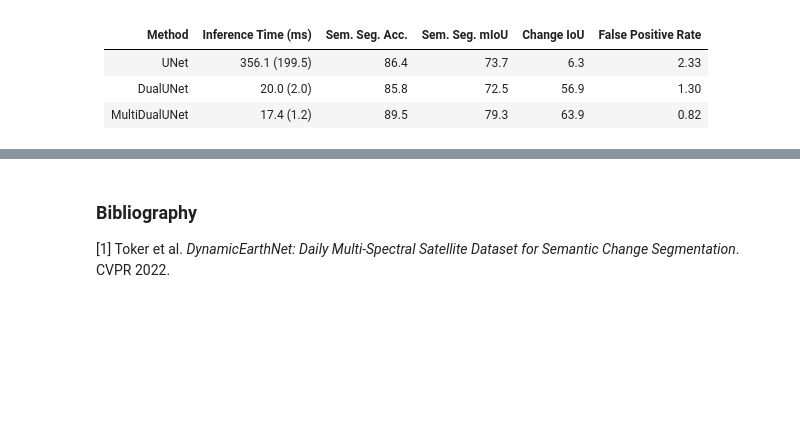
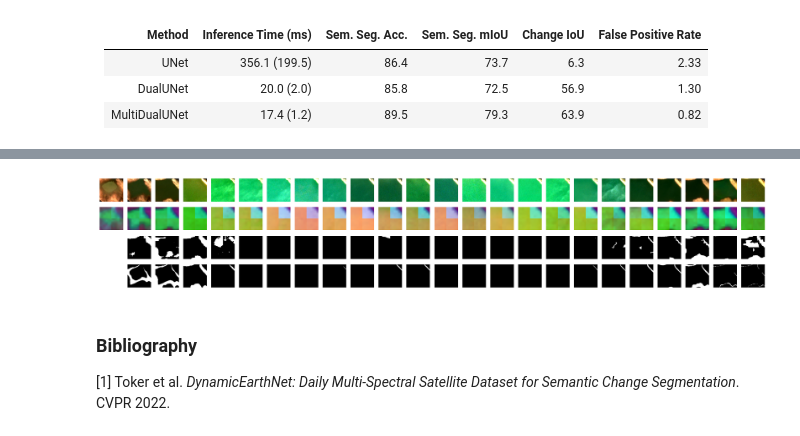
Before and after one commit to ElliotVincent/iadf_tutorial, a Jupyter notebook: tutorial_3.ipynb, the cells around one changed output, grey strips where cells are left out. Drawn from its saved outputs; the diff is of its cells as text; code cells hidden in the pictures; blank space fills up the shorter version.

```diff
--- a/tutorial_3.ipynb
+++ b/tutorial_3.ipynb
@@ -655,3 +695,5 @@ print(f"False Positive Rate: {false_positive_rate.item() * 100:.2f}")
 | UNet          | 356.1 (199.5) | 86.4 | 73.7 | 6.3 | 2.33 |
 | DualUNet      | 20.0 (2.0) | 85.8 | 72.5 | 56.9 | 1.30 |
 | MultiDualUNet | 17.4 (1.2) | 89.5 | 79.3 | 63.9 | 0.82 |
+# %%
+model = torch.hub.load('gastruc/UniverSat', 'from_pretrained').eval()
@@ -657,0 +704,20 @@ print(f"False Positive Rate: {false_positive_rate.item() * 100:.2f}")
+# %%
+model.to('cuda')
+model.eval()
+device = 'cuda'
+
+features = torch.zeros(24, 128, 128, 768)
+ij_list = [[i, j] for i in range(4) for j in range(8)]
+times = []
+for k in range(len(test_set)):
+    i, j = ij_list[k]
+    if i < 2 and j < 2:
+        imgs, labs = test_set[k]
+        imgs = imgs.to(device)
+        with torch.no_grad():
+            start = time.time()
+            output, _ = model.encode({"planet": imgs}, patch_size=40, output_grid=64)
+            output = output.reshape(-1, 64, 64, 768)
+            end = time.time()
+            times.append(end-start)
+            features[:, i*64:(i+1)*64, j*64:(j+1)*64] = output.cpu()
@@ -658,3 +747,26 @@ print(f"False Positive Rate: {false_positive_rate.item() * 100:.2f}")
+# %%
+# pca = patches_to_rgb_pca(features.cpu())
+diff = ((features[:-1] - features[1:]) ** 2).mean(-1)
+diff = diff / diff.max()
+# %%
+plt.figure(figsize=(24, 4))
+for time_step in range(24):
+    plt.subplot(4, 24, time_step + 1)
+    plot_image(images[time_step, :, 512:640, :128])
+    plt.subplot(4, 24, 24 + time_step + 1)
+    plt.imshow(pca[time_step])
+    plt.axis('off')
+    if time_step > 0:
+        plt.subplot(4, 24, 48 + time_step + 1)
+        plt.imshow(diff[time_step-1] > 0.2, vmin=0, vmax=1, cmap="gray")
+        plt.axis('off')
+
+        plt.subplot(4, 24, 72 + time_step + 1)
+        plt.imshow((labels[:-1, 512:640, :128] != labels[1:, 512:640, :128]).astype(int)[time_step-1], vmin=0, vmax=1, cmap="gray")
+        plt.axis('off')
+plt.show()
+# %% [output]
+[figure, added]
 # %% [markdown]
 ### Bibliography
 
```
Also changed, not shown: parts of 7 cells of this notebook.
